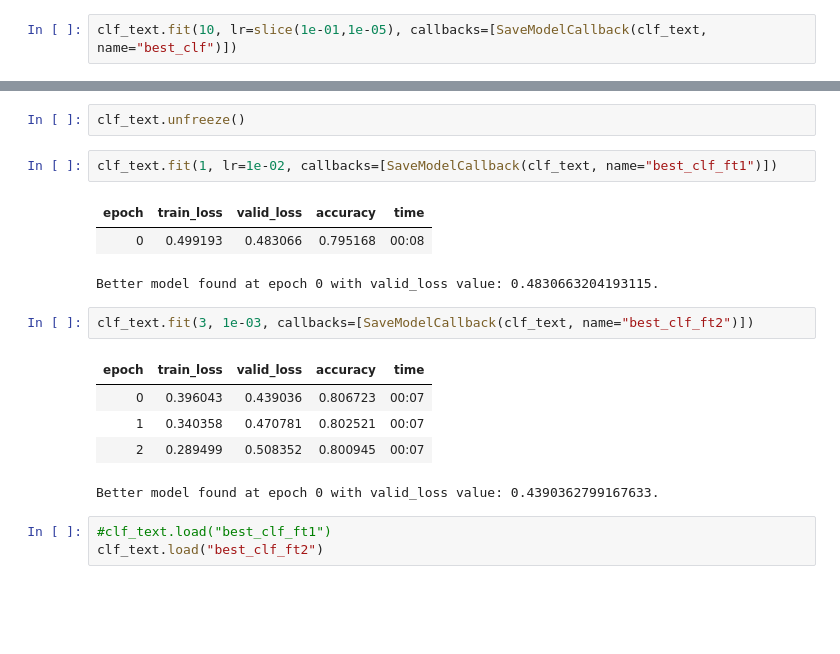
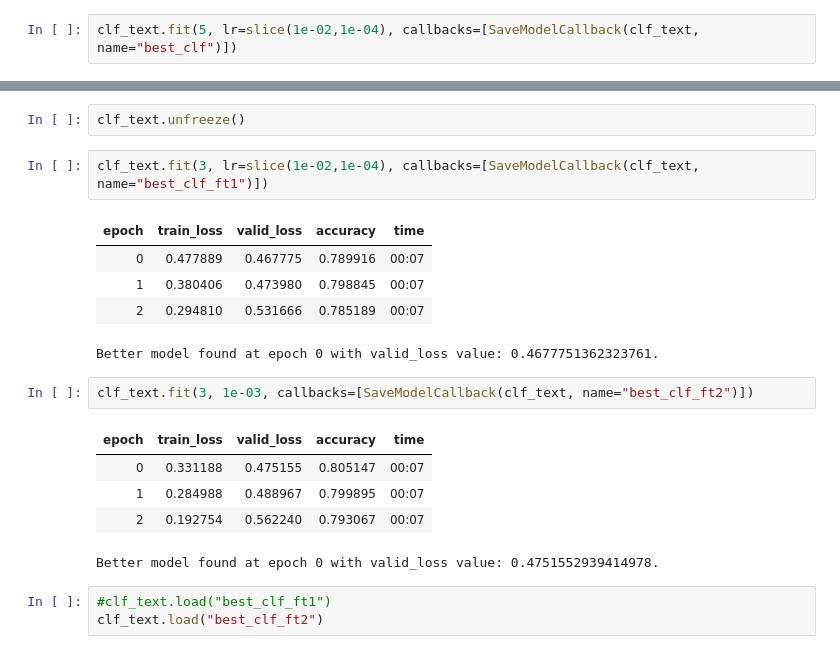
Before and after one commit to PandulaP/personal-projects, a Jupyter notebook: NLP with Disaster Tweets/is_disaster_tweet_or_not.ipynb, the cells around one changed output, grey strips where cells are left out. Saved outputs shown, nothing was run; the diff lists cells and outputs as text; blank space fills up the shorter version.

```diff
--- a/NLP with Disaster Tweets/is_disaster_tweet_or_not.ipynb
+++ b/NLP with Disaster Tweets/is_disaster_tweet_or_not.ipynb
@@ -1370,4 +1370,4 @@ Min loss divided by 10: 4.37E-02
 # %%
-clf_text.fit(10, lr=slice(1e-01,1e-05), callbacks=[SaveModelCallback(clf_text, name="best_clf")])
+clf_text.fit(5, lr=slice(1e-02,1e-04), callbacks=[SaveModelCallback(clf_text, name="best_clf")])
 # %% [output]
 | epoch | train_loss | valid_loss | accuracy | time |
@@ -1414,19 +1403,21 @@ xxbos xxmaj put the rinstagramht person up on the block # xxmaj xxunk ? ? ? xxma
 # %%
 clf_text.unfreeze()
 # %%
-clf_text.fit(1, lr=1e-02, callbacks=[SaveModelCallback(clf_text, name="best_clf_ft1")])
+clf_text.fit(3, lr=slice(1e-02,1e-04), callbacks=[SaveModelCallback(clf_text, name="best_clf_ft1")])
 # %% [output]
 | epoch | train_loss | valid_loss | accuracy | time |
-| 0 | 0.499193 | 0.483066 | 0.795168 | 00:08 |
+| 0 | 0.477889 | 0.467775 | 0.789916 | 00:07 |
+| 1 | 0.380406 | 0.473980 | 0.798845 | 00:07 |
+| 2 | 0.294810 | 0.531666 | 0.785189 | 00:07 |
-Better model found at epoch 0 with valid_loss value: 0.4830663204193115.
+Better model found at epoch 0 with valid_loss value: 0.4677751362323761.
 # %%
 clf_text.fit(3, 1e-03, callbacks=[SaveModelCallback(clf_text, name="best_clf_ft2")])
 # %% [output]
 | epoch | train_loss | valid_loss | accuracy | time |
-| 0 | 0.396043 | 0.439036 | 0.806723 | 00:07 |
-| 1 | 0.340358 | 0.470781 | 0.802521 | 00:07 |
-| 2 | 0.289499 | 0.508352 | 0.800945 | 00:07 |
+| 0 | 0.331188 | 0.475155 | 0.805147 | 00:07 |
+| 1 | 0.284988 | 0.488967 | 0.799895 | 00:07 |
+| 2 | 0.192754 | 0.562240 | 0.793067 | 00:07 |
-Better model found at epoch 0 with valid_loss value: 0.4390362799167633.
+Better model found at epoch 0 with valid_loss value: 0.4751552939414978.
 # %%
 #clf_text.load("best_clf_ft1")
 clf_text.load("best_clf_ft2")
```
Also changed, not shown: parts of 14 cells of this notebook.
